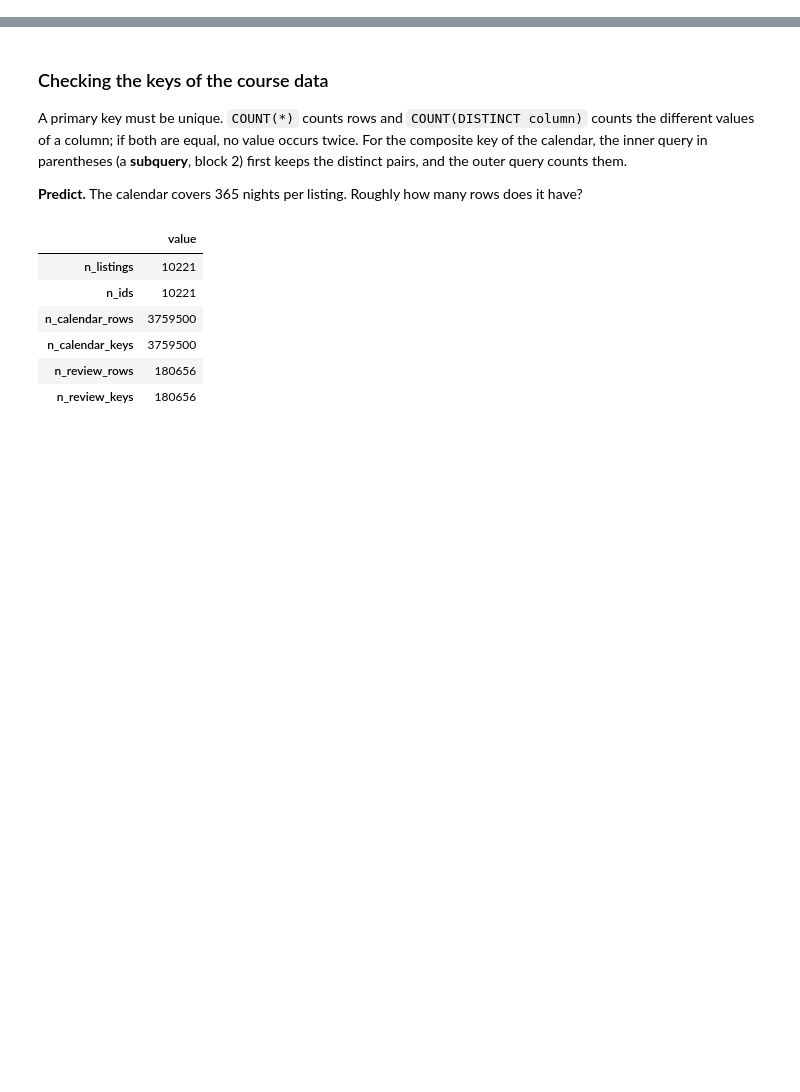
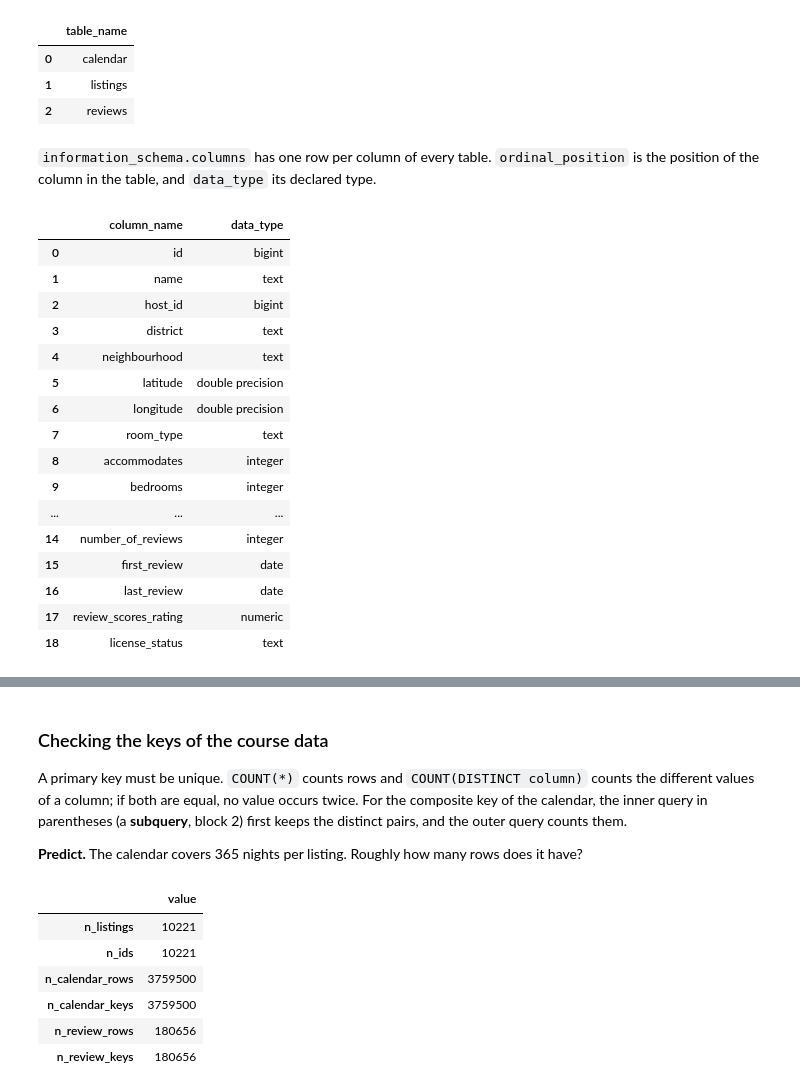
Before and after one commit to khoadaniel/statistical-programming-mpmd-htw-ws-2026, a Jupyter notebook: sessions/03-sql/workbooks/01-lecture-relational-databases-and-first-queries.ipynb, the cells around one changed output, grey strips where cells are left out. Drawn from its saved outputs; the diff is of its cells as text; code cells hidden in the pictures; blank space fills up the shorter version.

```diff
--- a/sessions/03-sql/workbooks/01-lecture-relational-databases-and-first-queries.ipynb
+++ b/sessions/03-sql/workbooks/01-lecture-relational-databases-and-first-queries.ipynb
@@ -306,0 +114,35 @@ Keys make the relationship between tables explicit, and the database uses them t
+# %%
+q("SELECT table_name FROM information_schema.tables WHERE table_schema = 'public' ORDER BY table_name")
+# %% [output]
+|  | table_name |
+| 0 | calendar |
+| 1 | listings |
+| 2 | reviews |
+# %% [markdown]
+`information_schema.columns` has one row per column of every table. `ordinal_position` is the position of the column in the table, and `data_type` its declared type.
+# %%
+# find all the columns of the table listings
+q("""
+SELECT column_name, data_type
+FROM information_schema.columns
+WHERE table_schema = 'public' AND table_name = 'listings'
+ORDER BY ordinal_position
+""")
+# %% [output]
+|  | column_name | data_type |
+| 0 | id | bigint |
+| 1 | name | text |
+| 2 | host_id | bigint |
+| 3 | district | text |
+| 4 | neighbourhood | text |
+| 5 | latitude | double precision |
+| 6 | longitude | double precision |
+| 7 | room_type | text |
+| 8 | accommodates | integer |
+| 9 | bedrooms | integer |
+| ... | ... | ... |
+| 14 | number_of_reviews | integer |
+| 15 | first_review | date |
+| 16 | last_review | date |
+| 17 | review_scores_rating | numeric |
+| 18 | license_status | text |
```
Also changed, not shown: parts of 172 cells of this notebook, 22 other files.
